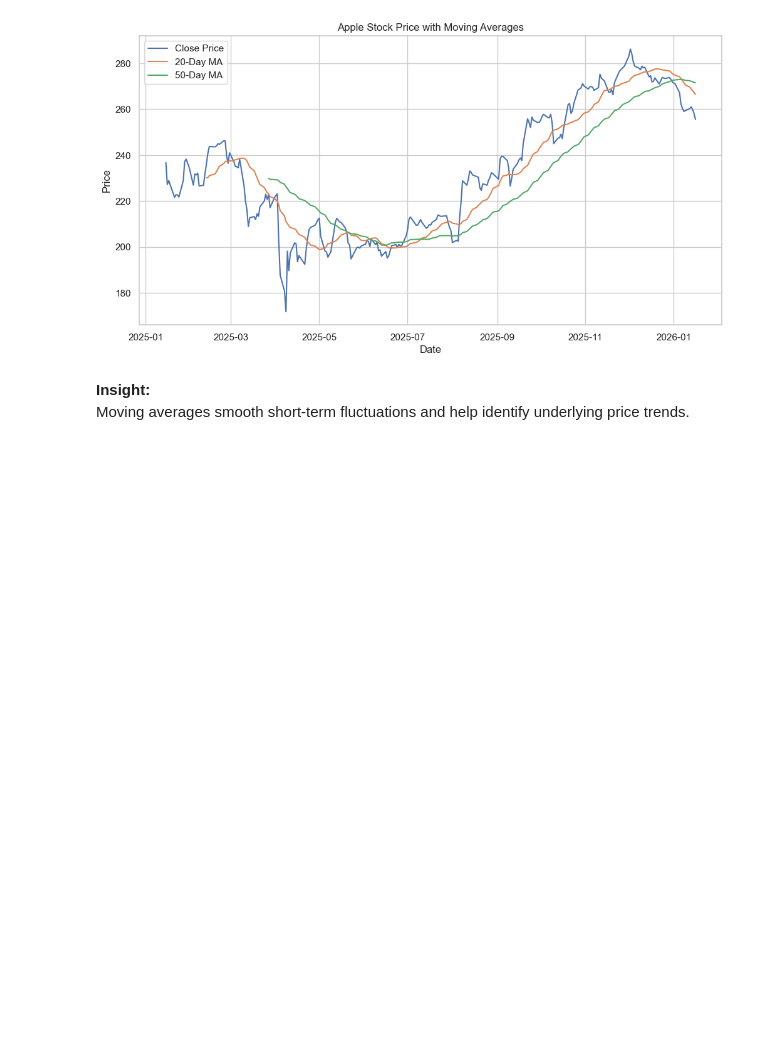
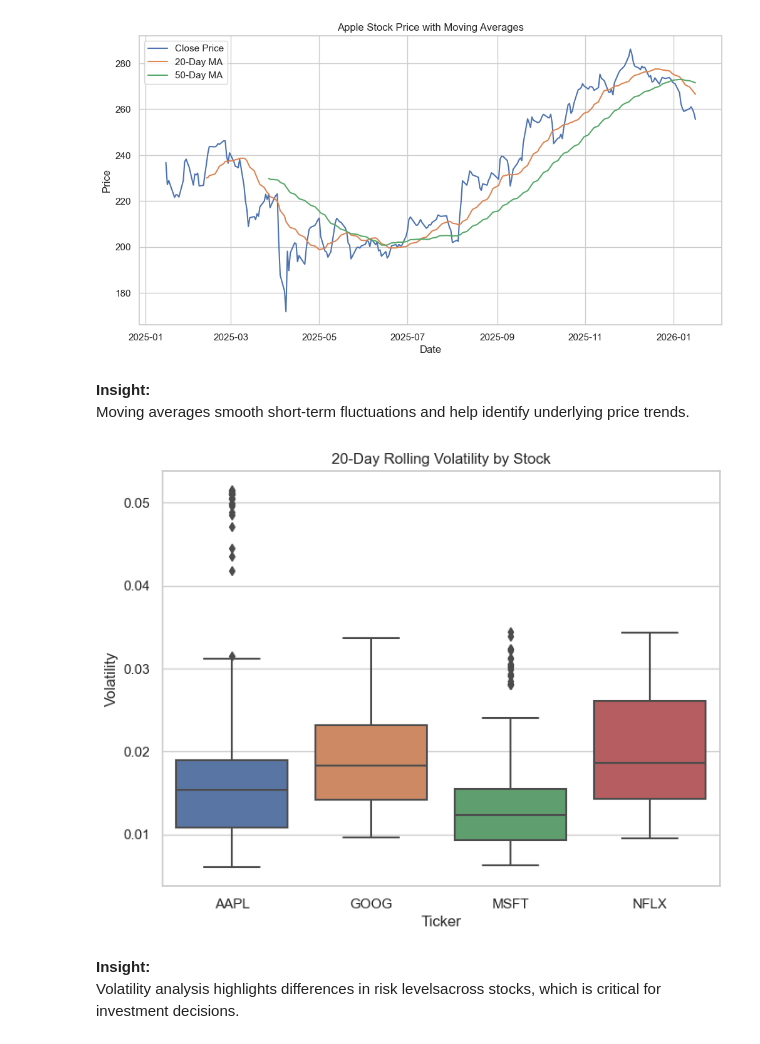
Before and after one commit to HarshaVaradhanGopal/Stock-Market-Analysis, a Jupyter notebook: Stock_Market_Analysis.ipynb, the cells around one changed output. Cells and saved outputs as stored; diff of their text form; code cells hidden in the pictures; blank space fills up the shorter version.

Commit message:
Added feature engineering: returns, moving averages, volatility

```diff
--- a/Stock_Market_Analysis.ipynb
+++ b/Stock_Market_Analysis.ipynb
@@ -336,5 +336,21 @@ plt.show()
 **Insight:**
 Moving averages smooth short-term fluctuations and help identify underlying price trends.
 # %%
-Rolling Volatility (Risk Measure)
-Volatility = rolling standard deviation of returns.
+#Rolling Volatility (Risk Measure) (Volatility = rolling standard deviation of returns)
+clean_combined_df['Volatility_20'] = (
+    clean_combined_df
+    .groupby('Ticker')['Daily_Return']
+    .transform(lambda x: x.rolling(window=20).std())
+)
+# %%
+plt.figure(figsize=(8,6))
+sns.boxplot(x='Ticker', y='Volatility_20', data=clean_combined_df)
+plt.title("20-Day Rolling Volatility by Stock")
+plt.xlabel("Ticker")
+plt.ylabel("Volatility")
+plt.show()
+# %% [output]
+[figure, added]
+# %% [markdown]
+**Insight:**
+Volatility analysis highlights differences in risk levelsacross stocks, which is critical for investment decisions.
```
Also changed, not shown: parts of 1 cell of this notebook.
